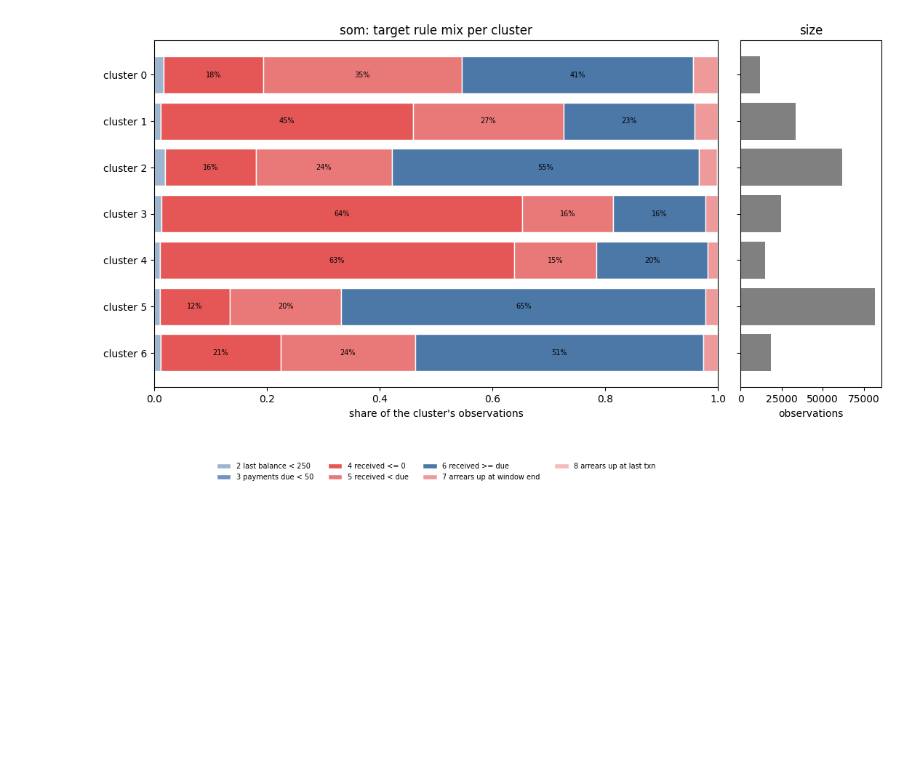
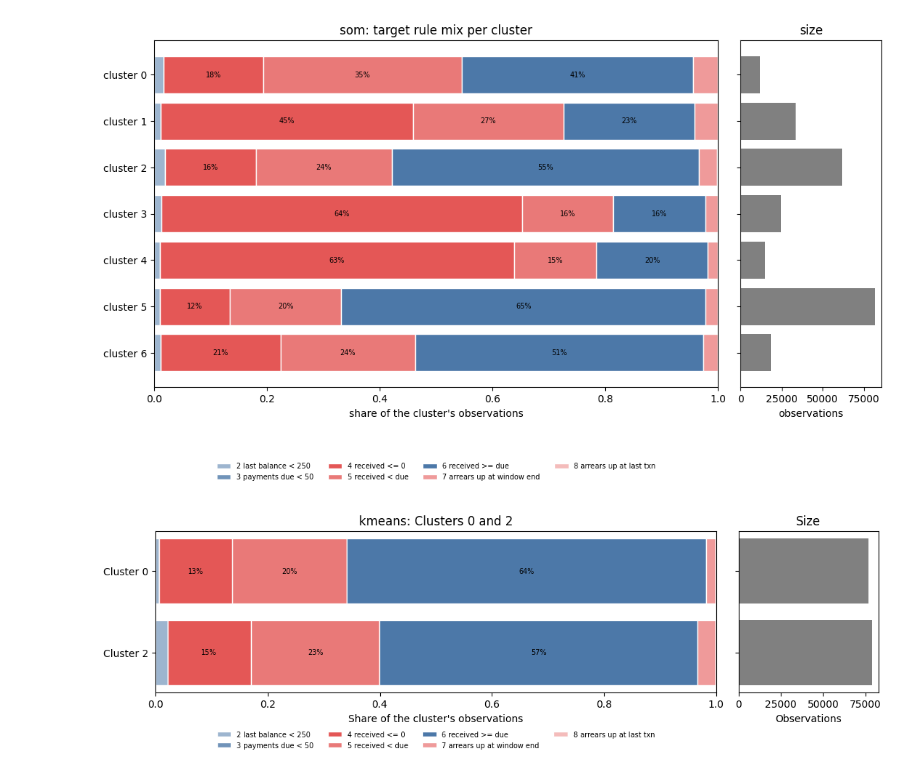
Before and after one commit to Trist4/MOR-assignment3, a Jupyter notebook: clustering_full_dataset.ipynb, the cells around one changed output. Saved outputs shown, nothing was run; the diff lists cells and outputs as text; code cells hidden in the pictures; blank space fills up the shorter version.

Commit message:
Plots with the groupings

```diff
--- a/clustering_full_dataset.ipynb
+++ b/clustering_full_dataset.ipynb
@@ -1203,3 +1320,102 @@ for method, labels in profile_methods.items():
 [figure]
 [figure]
 [figure]
+# %%
+# Group clusters into three separate figures
+CLUSTER_GROUPS = {
+    "Clusters 0 and 2": [0, 2],
+    "Cluster 4": [4],
+    "Clusters 1, 5 and 3": [1, 5, 3]
+}
+
+rule_mix = {}
+
+for method, labels in profile_methods.items():
+    df = pd.DataFrame({
+        "cluster": np.asarray(labels),
+        "rule": rule_arr
+    }).dropna()
+
+    df["rule"] = df["rule"].astype(int)
+
+    ct = pd.crosstab(df["cluster"], df["rule"]).reindex(
+        columns=rules, fill_value=0
+    )
+
+    share = ct.div(ct.sum(axis=1), axis=0)
+    size = ct.sum(axis=1)
+
+    rule_mix[method] = share
+
+    # Generate one figure for each cluster group
+    for group_name, cluster_ids in CLUSTER_GROUPS.items():
+
+        available = [c for c in cluster_ids if c in ct.index]
+
+        if not available:
+            continue
+
+        group_share = share.loc[available]
+        group_size = size.loc[available]
+
+        fig, (ax, ax2) = plt.subplots(
+            1, 2,
+            figsize=(11, 0.6 * len(available) + 2.5),
+            sharey=True,
+            gridspec_kw={"width_ratios": [4, 1]}
+        )
+
+        left = np.zeros(len(group_share))
+
+        for r in rules:
+            values = group_share[r].to_numpy()
+
+            ax.barh(
+                range(len(group_share)),
+                values,
+                left=left,
+                color=colors[r],
+                edgecolor="white",
+                label=RULE_NAMES[r]
+            )
+
+            for i, v in enumerate(values):
+                if v >= 0.06:
+                    ax.text(
+                        left[i] + v / 2,
+                        i,
+                        f"{v:.0%}",
+                        ha="center",
+                        va="center",
+                        fontsize=7
+                    )
+
+            left += values
+
+        ax.set_yticks(range(len(group_share)))
+        ax.set_yticklabels([f"Cluster {c}" for c in available])
+        ax.invert_yaxis()
+        ax.set_xlim(0, 1)
+        ax.set_xlabel("Share of the cluster's observations")
+        ax.set_title(f"{method}: {group_name}")
+
+        ax.legend(
+            loc="upper center",
+            bbox_to_anchor=(0.5, -0.2),
+            ncol=4,
+            fontsize=7,
+            frameon=False
+        )
+
+        ax2.barh(
+            range(len(group_share)),
+            group_size,
+            color="grey"
+        )
+        ax2.set_xlabel("Observations")
+        ax2.set_title("Size")
+
+        fig.tight_layout()
+        plt.show()
+# %% [output]
+[figure, added]
```
Also changed, not shown: parts of 2 cells of this notebook.
